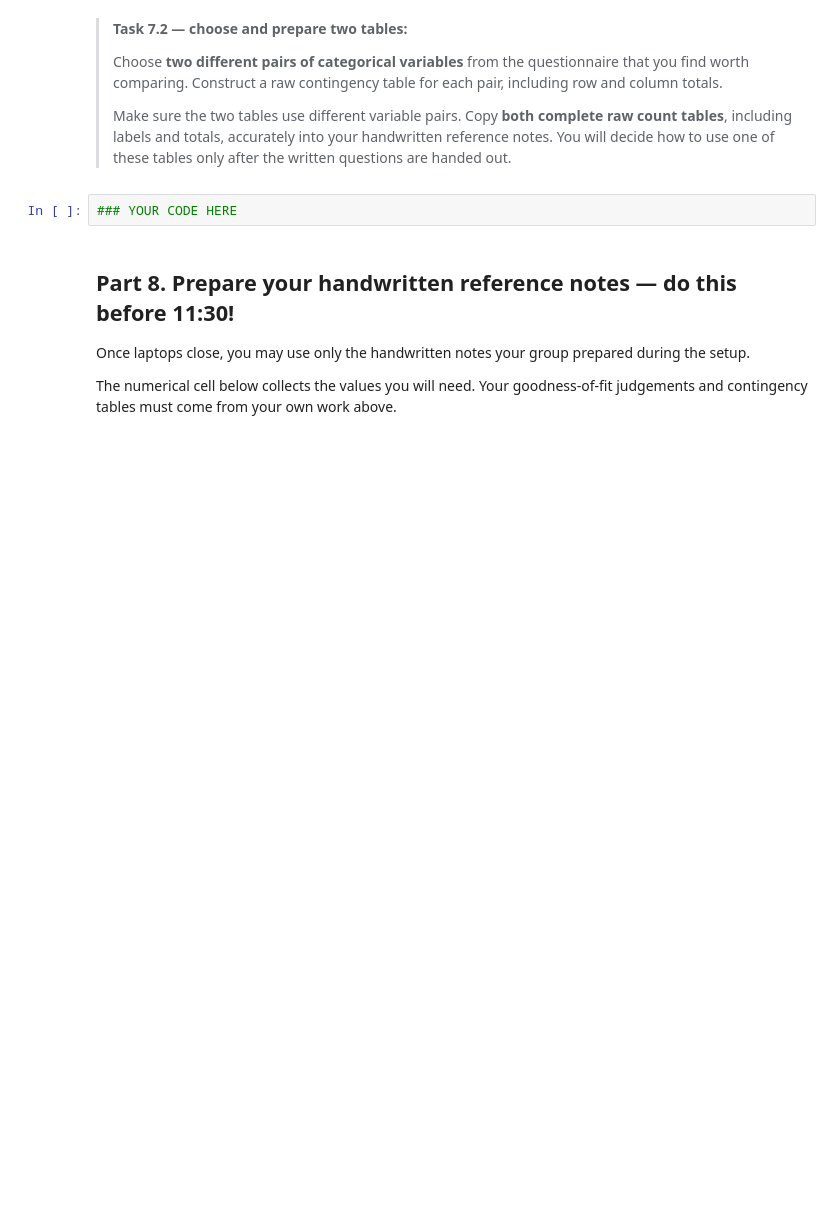
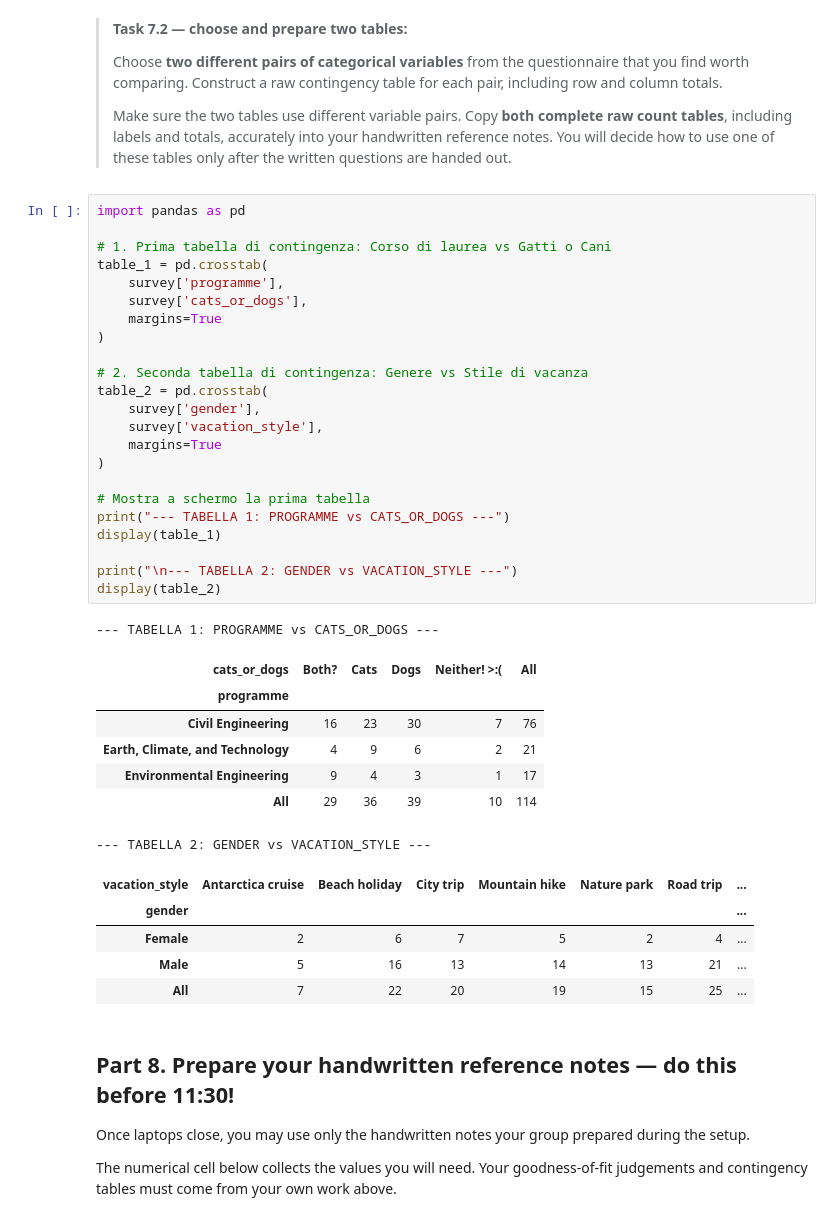
Before and after one commit to LorenzoBellunato/GA1.4, a Jupyter notebook: all_files_GA_1_4/GA_1.4.ipynb, the cells around one changed output. Cells and saved outputs as stored; diff of their text form; blank space fills up the shorter version.

```diff
--- a/all_files_GA_1_4/GA_1.4.ipynb
+++ b/all_files_GA_1_4/GA_1.4.ipynb
@@ -515,7 +550,42 @@ example_counts
 >
 >Make sure the two tables use different variable pairs. Copy **both complete raw count tables**, including labels and totals, accurately into your handwritten reference notes. You will decide how to use one of these tables only after the written questions are handed out.
 # %%
-### YOUR CODE HERE
+import pandas as pd
+
+# 1. Prima tabella di contingenza: Corso di laurea vs Gatti o Cani
+table_1 = pd.crosstab(
+    survey['programme'],
+    survey['cats_or_dogs'],
+    margins=True
+)
+
+# 2. Seconda tabella di contingenza: Genere vs Stile di vacanza
+table_2 = pd.crosstab(
+    survey['gender'],
+    survey['vacation_style'],
+    margins=True
+)
+
+# Mostra a schermo la prima tabella
+print("--- TABELLA 1: PROGRAMME vs CATS_OR_DOGS ---")
+display(table_1)
+
+print("\n--- TABELLA 2: GENDER vs VACATION_STYLE ---")
+display(table_2)
+# %% [output]
+--- TABELLA 1: PROGRAMME vs CATS_OR_DOGS ---
+| cats_or_dogs | Both? | Cats | Dogs | Neither! >:( | All |
+| programme |  |  |  |  |  |
+| Civil Engineering | 16 | 23 | 30 | 7 | 76 |
+| Earth, Climate, and Technology | 4 | 9 | 6 | 2 | 21 |
+| Environmental Engineering | 9 | 4 | 3 | 1 | 17 |
+| All | 29 | 36 | 39 | 10 | 114 |
+--- TABELLA 2: GENDER vs VACATION_STYLE ---
+| vacation_style | Antarctica cruise | Beach holiday | City trip | Mountain hike | Nature park | Road trip | ... |
+| gender |  |  |  |  |  |  | ... |
+| Female | 2 | 6 | 7 | 5 | 2 | 4 | ... |
+| Male | 5 | 16 | 13 | 14 | 13 | 21 | ... |
+| All | 7 | 22 | 20 | 19 | 15 | 25 | ... |
 # %% [markdown]
 ## Part 8. Prepare your handwritten reference notes — do this before 11:30!
 
```
Also changed, not shown: parts of 3 cells of this notebook, 1 other file.
